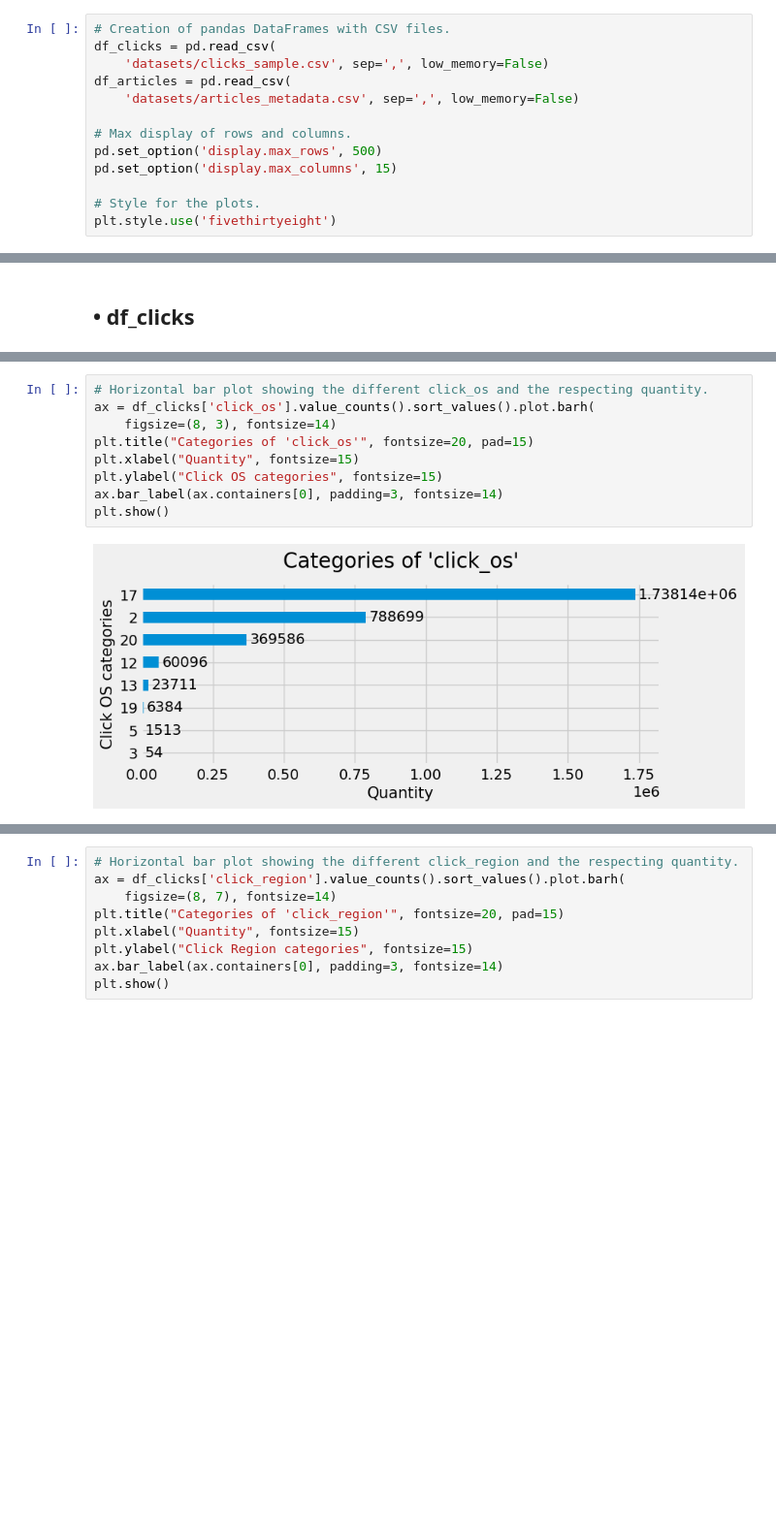
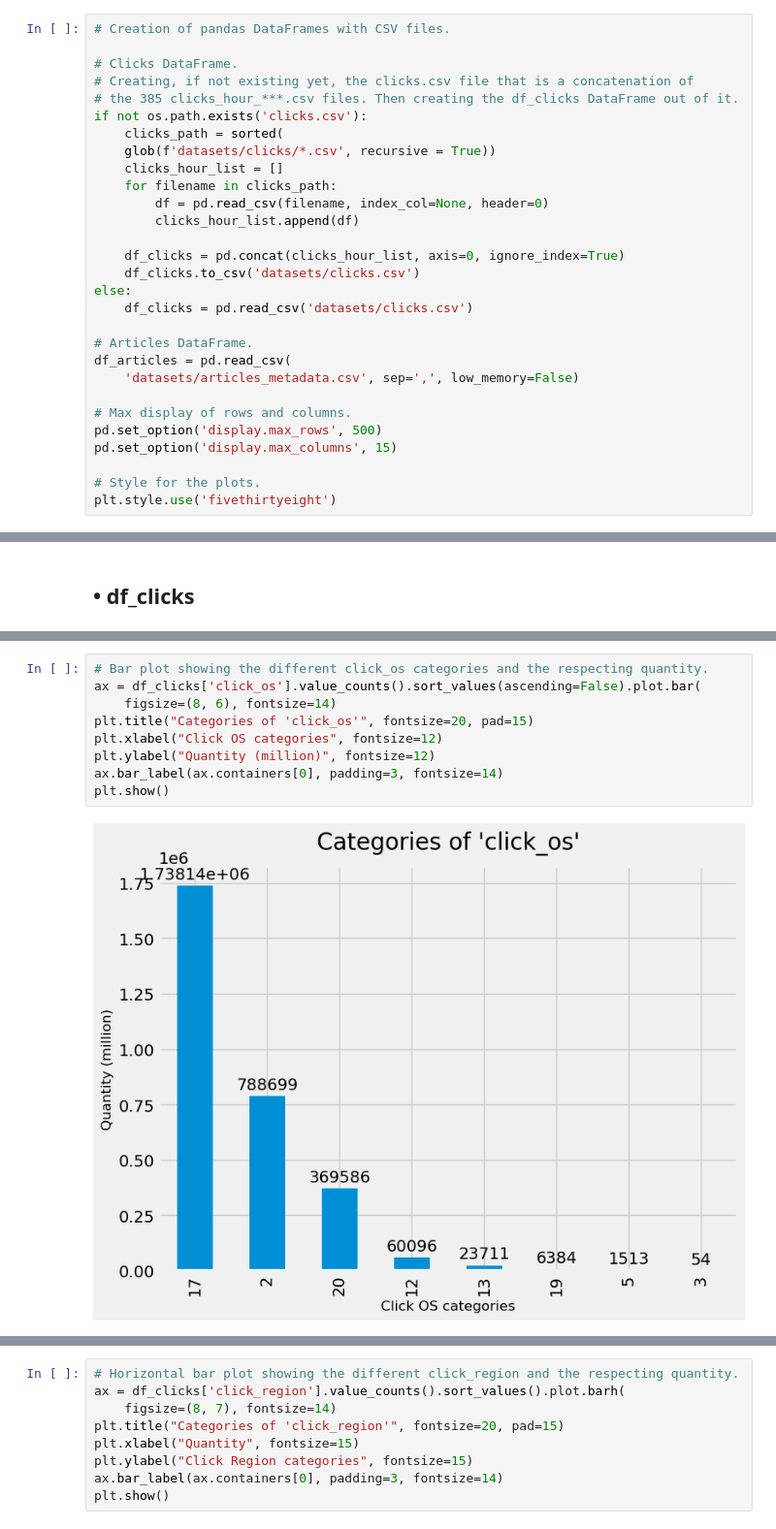
Before and after one commit to jfsubrini/ia-project9, a Jupyter notebook: Subrini_JeanFrancois_2_scripts_012023.ipynb, the cells around one changed output, grey strips where cells are left out. Shown: that part at 97% size. Cells and saved outputs as stored; diff of their text form; blank space fills up the shorter version.

```diff
--- a/Subrini_JeanFrancois_2_scripts_012023.ipynb
+++ b/Subrini_JeanFrancois_2_scripts_012023.ipynb
@@ -112,8 +105,24 @@ from surprise.model_selection import train_test_split
 B - DATA COLLECTION & FIRST DATA EXPLORATION</div></h3>
 # %%
 # Creation of pandas DataFrames with CSV files.
-df_clicks = pd.read_csv(
-    'datasets/clicks_sample.csv', sep=',', low_memory=False)
+
+# Clicks DataFrame.
+# Creating, if not existing yet, the clicks.csv file that is a concatenation of
+# the 385 clicks_hour_***.csv files. Then creating the df_clicks DataFrame out of it.
+if not os.path.exists('clicks.csv'):
+    clicks_path = sorted(
+    glob(f'datasets/clicks/*.csv', recursive = True))
+    clicks_hour_list = []
+    for filename in clicks_path:
+        df = pd.read_csv(filename, index_col=None, header=0)
+        clicks_hour_list.append(df)
+
+    df_clicks = pd.concat(clicks_hour_list, axis=0, ignore_index=True)
+    df_clicks.to_csv('datasets/clicks.csv')
+else:
+    df_clicks = pd.read_csv('datasets/clicks.csv')
+
+# Articles DataFrame.
 df_articles = pd.read_csv(
     'datasets/articles_metadata.csv', sep=',', low_memory=False)
 
@@ -524,11 +453,11 @@ plt.show()
 # %%
-# Horizontal bar plot showing the different click_os and the respecting quantity.
-ax = df_clicks['click_os'].value_counts().sort_values().plot.barh(
-    figsize=(8, 3), fontsize=14)
+# Bar plot showing the different click_os categories and the respecting quantity.
+ax = df_clicks['click_os'].value_counts().sort_values(ascending=False).plot.bar(
+    figsize=(8, 6), fontsize=14)
 plt.title("Categories of 'click_os'", fontsize=20, pad=15)
-plt.xlabel("Quantity", fontsize=15)
-plt.ylabel("Click OS categories", fontsize=15)
+plt.xlabel("Click OS categories", fontsize=12)
+plt.ylabel("Quantity (million)", fontsize=12)
 ax.bar_label(ax.containers[0], padding=3, fontsize=14)
 plt.show()
 # %% [output]
-[figure, old version]
+[figure, new version]
```
Also changed, not shown: parts of 100 cells of this notebook.
